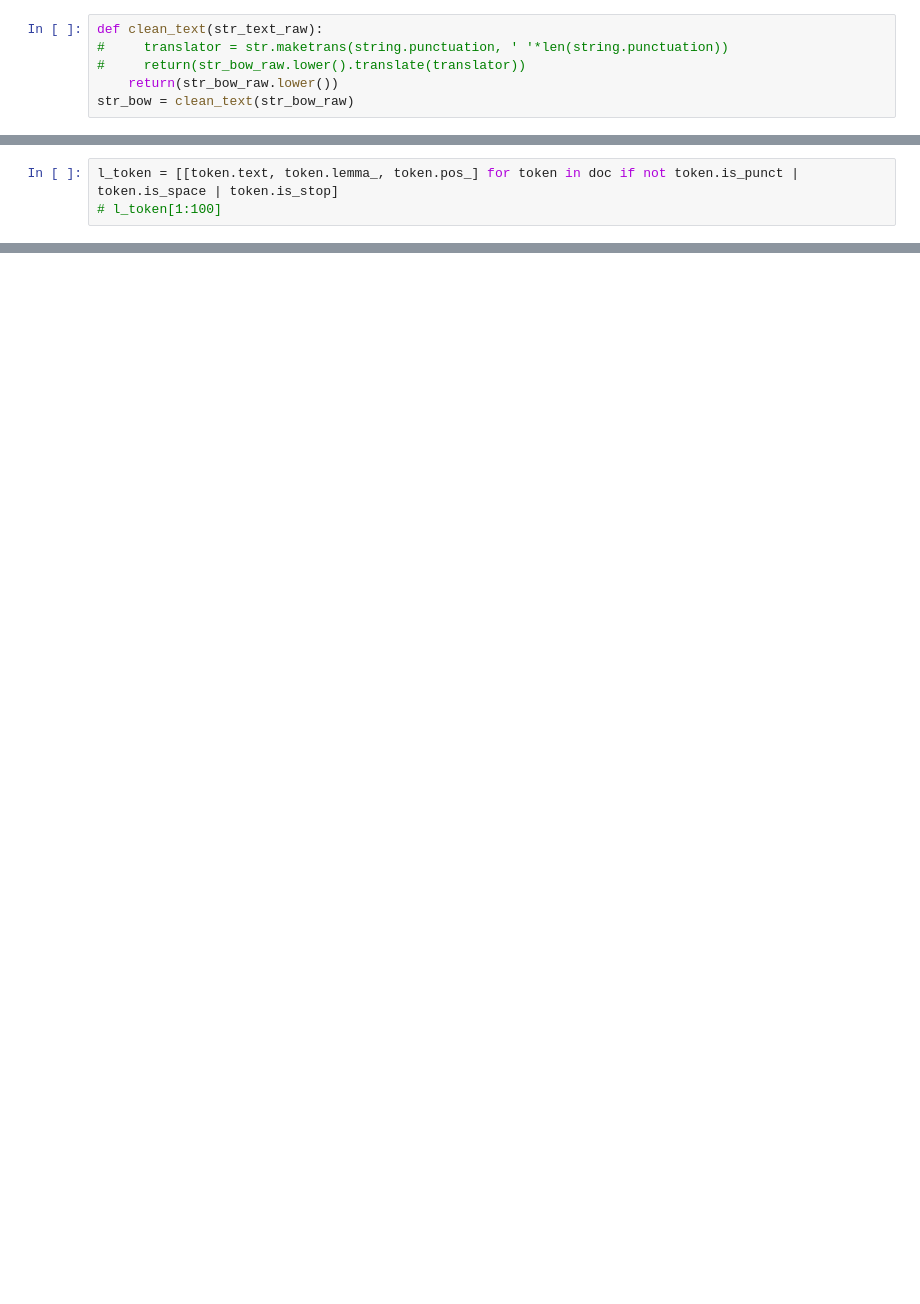
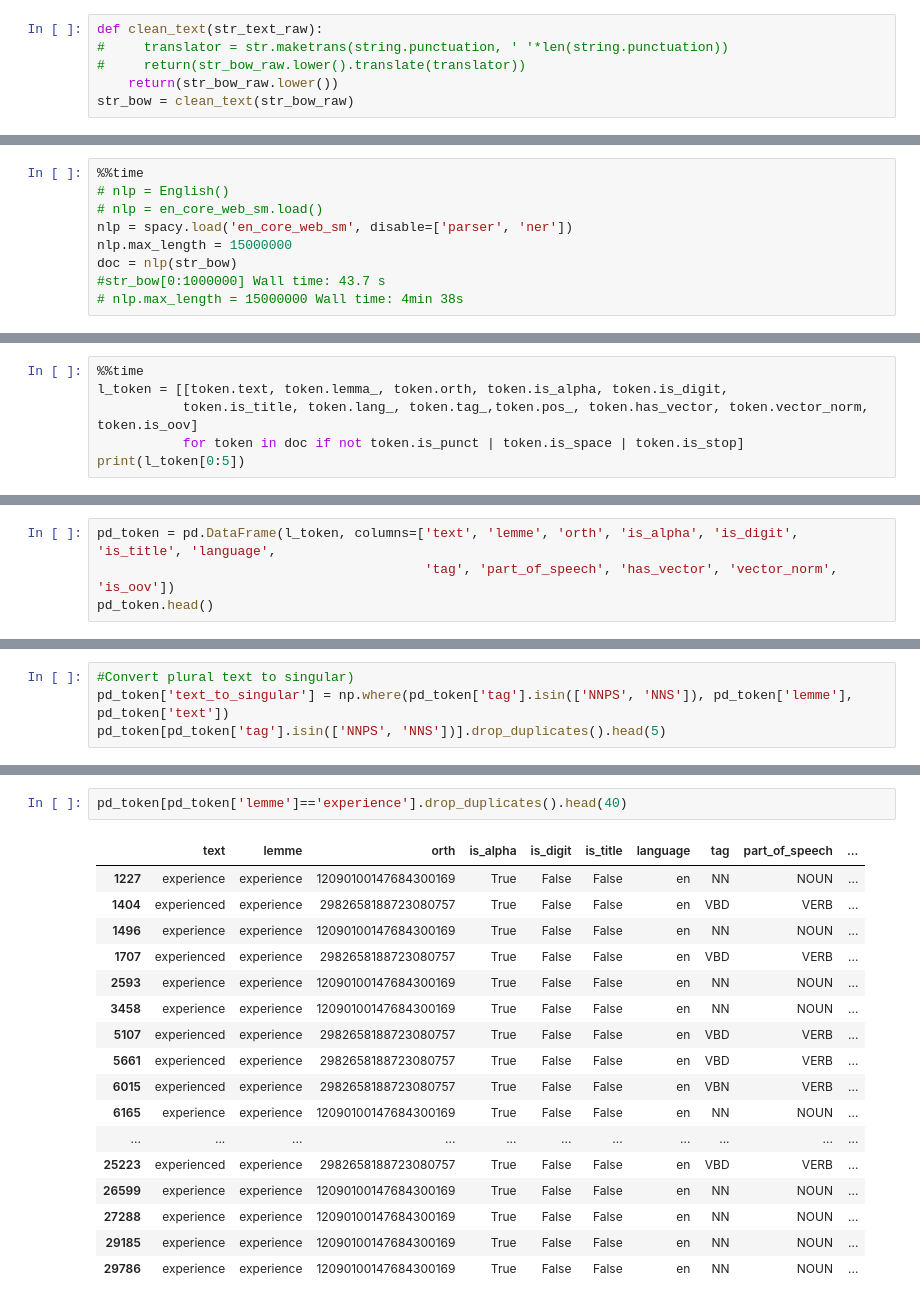
Before and after one commit to mikongame/Module-3-Project-2-ML-Fraud-Detection, a Jupyter notebook: your-code/Spacy.ipynb, the cells around one changed output, grey strips where cells are left out. Drawn from its saved outputs; the diff is of its cells as text; blank space fills up the shorter version.

```diff
--- a/your-code/Spacy.ipynb
+++ b/your-code/Spacy.ipynb
@@ -43,0 +64,9 @@ doc = nlp(str_bow)
+# %%
+%%time
+# nlp = English()
+# nlp = en_core_web_sm.load()
+nlp = spacy.load('en_core_web_sm', disable=['parser', 'ner'])
+nlp.max_length = 15000000
+doc = nlp(str_bow)
+#str_bow[0:1000000] Wall time: 43.7 s
+# nlp.max_length = 15000000 Wall time: 4min 38s
@@ -44,3 +86,6 @@ doc = nlp(str_bow)
 # %%
-l_token = [[token.text, token.lemma_, token.pos_] for token in doc if not token.is_punct | token.is_space | token.is_stop]
-# l_token[1:100]
+%%time
+l_token = [[token.text, token.lemma_, token.orth, token.is_alpha, token.is_digit,
+           token.is_title, token.lang_, token.tag_,token.pos_, token.has_vector, token.vector_norm, token.is_oov]
+           for token in doc if not token.is_punct | token.is_space | token.is_stop]
+print(l_token[0:5])
@@ -90,0 +95,4 @@ print(tok_exp)
+# %%
+pd_token = pd.DataFrame(l_token, columns=['text', 'lemme', 'orth', 'is_alpha', 'is_digit', 'is_title', 'language',
+                                          'tag', 'part_of_speech', 'has_vector', 'vector_norm', 'is_oov'])
+pd_token.head()
@@ -90,0 +116,4 @@ print(tok_exp)
+# %%
+#Convert plural text to singular)
+pd_token['text_to_singular'] = np.where(pd_token['tag'].isin(['NNPS', 'NNS']), pd_token['lemme'], pd_token['text'])
+pd_token[pd_token['tag'].isin(['NNPS', 'NNS'])].drop_duplicates().head(5)
@@ -90,0 +154,20 @@ print(tok_exp)
+# %%
+pd_token[pd_token['lemme']=='experience'].drop_duplicates().head(40)
+# %% [output]
+|  | text | lemme | orth | is_alpha | is_digit | is_title | language | tag | part_of_speech | ... |
+| 1227 | experience | experience | 12090100147684300169 | True | False | False | en | NN | NOUN | ... |
+| 1404 | experienced | experience | 2982658188723080757 | True | False | False | en | VBD | VERB | ... |
+| 1496 | experience | experience | 12090100147684300169 | True | False | False | en | NN | NOUN | ... |
+| 1707 | experienced | experience | 2982658188723080757 | True | False | False | en | VBD | VERB | ... |
+| 2593 | experience | experience | 12090100147684300169 | True | False | False | en | NN | NOUN | ... |
+| 3458 | experience | experience | 12090100147684300169 | True | False | False | en | NN | NOUN | ... |
+| 5107 | experienced | experience | 2982658188723080757 | True | False | False | en | VBD | VERB | ... |
+| 5661 | experienced | experience | 2982658188723080757 | True | False | False | en | VBD | VERB | ... |
+| 6015 | experienced | experience | 2982658188723080757 | True | False | False | en | VBN | VERB | ... |
+| 6165 | experience | experience | 12090100147684300169 | True | False | False | en | NN | NOUN | ... |
+| ... | ... | ... | ... | ... | ... | ... | ... | ... | ... | ... |
+| 25223 | experienced | experience | 2982658188723080757 | True | False | False | en | VBD | VERB | ... |
+| 26599 | experience | experience | 12090100147684300169 | True | False | False | en | NN | NOUN | ... |
+| 27288 | experience | experience | 12090100147684300169 | True | False | False | en | NN | NOUN | ... |
+| 29185 | experience | experience | 12090100147684300169 | True | False | False | en | NN | NOUN | ... |
+| 29786 | experience | experience | 12090100147684300169 | True | False | False | en | NN | NOUN | ... |
```
Also changed, not shown: parts of 31 cells of this notebook, 1 other file.
